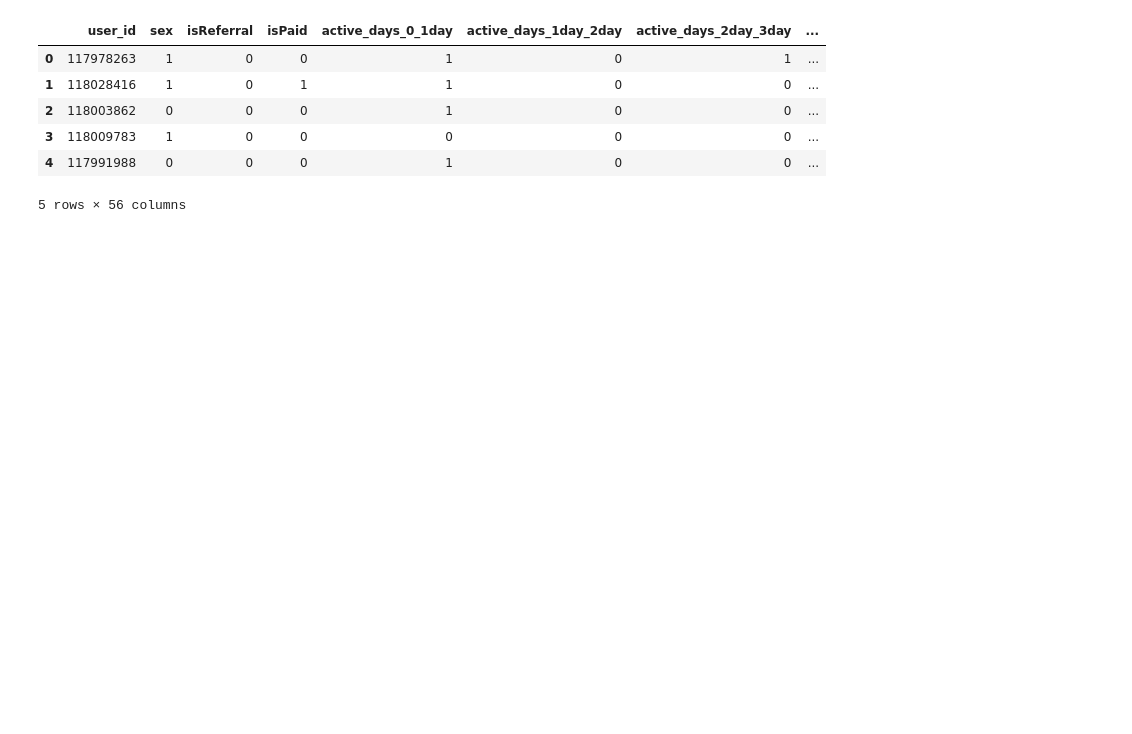
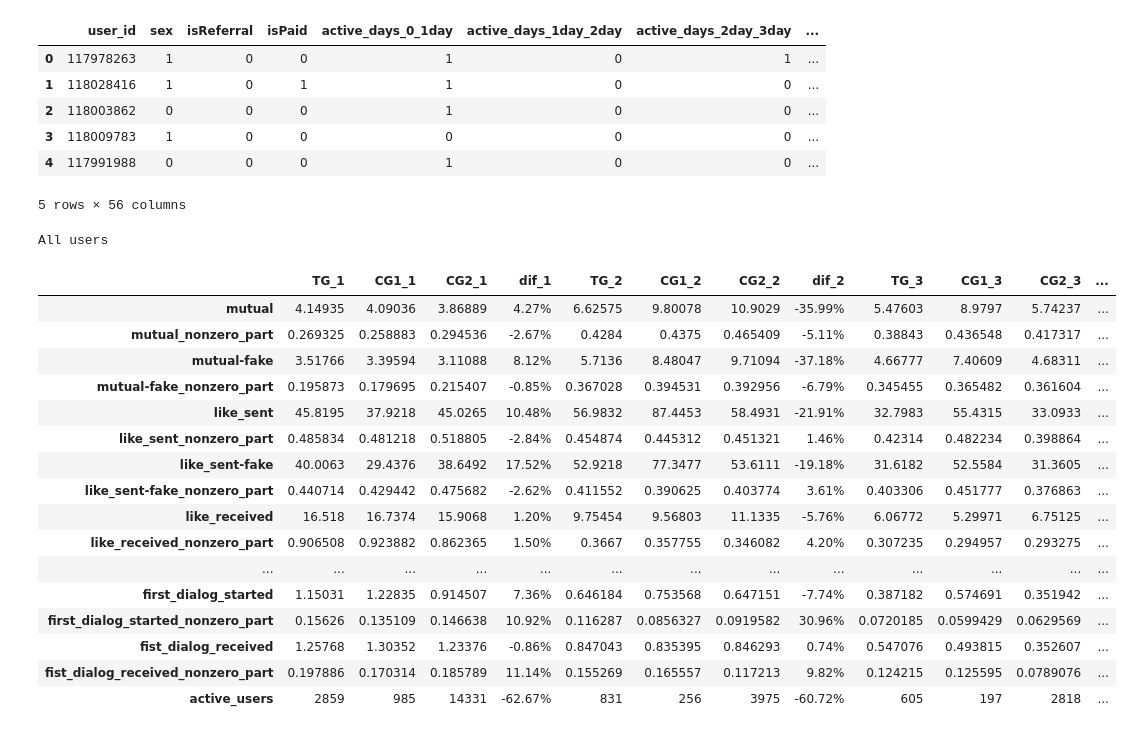
Before and after one commit to finegrip/TopfaceAnalytics, a Jupyter notebook: Multirun_SuggestUsersForChat_run1/Multirun_SuggestUsersForChat_run1.ipynb, the cells around one changed output. Cells and saved outputs as stored; diff of their text form; code cells hidden in the pictures; blank space fills up the shorter version.

Commit message:
Multirun_SuggestUsersForChat_run1

```diff
--- a/Multirun_SuggestUsersForChat_run1/Multirun_SuggestUsersForChat_run1.ipynb
+++ b/Multirun_SuggestUsersForChat_run1/Multirun_SuggestUsersForChat_run1.ipynb
@@ -88,14 +146,21 @@ def summary_statistics(period):
     cm = sns.light_palette("yellow", as_cmap=True)
     return (m.fillna(0))
 # %%
-m1 = summary_statistics('_0_1day')
-m2 = summary_statistics('_1day_2day')
-m3 = summary_statistics('_2day_3day')
+def make_table(summary_statistics, norm):
+    m1 = summary_statistics('_0_1day')
+    m2 = summary_statistics('_1day_2day')
+    m3 = summary_statistics('_2day_3day')
 
-m = pd.concat([m1,m2,m3], axis = 1)
-m.columns = ['TG_1', 'CG1_1', 'CG2_1', 'dif_1',
-             'TG_2', 'CG1_2', 'CG2_2', 'dif_2',
-             'TG_3', 'CG1_3', 'CG2_3', 'dif_3']
-cm = sns.light_palette("yellow", as_cmap=True)
-m.fillna(0).style.format({'dif_1': '{:.2%}', 'dif_2': '{:.2%}',
-                'dif_3': '{:.2%}'}).background_gradient(subset=['dif_1', 'dif_2', 'dif_3'], cmap=cm).to_excel(writer, "Main")
+    m = pd.concat([m1,m2,m3], axis = 1)
+    m.columns = ['TG_1'+ norm,  'CG1_1'+ norm,  'CG2_1'+ norm,  'dif_1'+ norm,
+                 'TG_2'+ norm,  'CG1_2'+ norm,  'CG2_2'+ norm,  'dif_2'+ norm,
+                 'TG_3'+ norm,  'CG1_3'+ norm,  'CG2_3'+ norm,  'dif_3'+ norm]
+    cm = sns.light_palette("yellow", as_cmap=True)
+
+    k=1
+    global j
+    k+= j
+    globals()['j'] = j + 4 + m.count(axis = 0)[0]
+
+    m.fillna(0).style.format({'dif_1'+ norm: '{:.2%}', 'dif_2'+ norm: '{:.2%}',
+                    'dif_3'+ norm: '{:.2%}'}).background_gradient(subset=['dif_1'+ norm, 'dif_2'+ norm, 'dif_3'+ norm], cmap=cm).to_excel(writer, "Main", startrow = k)
@@ -102,2 +178,24 @@ m.fillna(0).style.format({'dif_1': '{:.2%}', 'dif_2': '{:.2%}',
 # %%
 writer.save()
+# %%
+m.fillna(0).style.format({'dif_1': '{:.2%}', 'dif_2': '{:.2%}',
+                    'dif_3': '{:.2%}'}).background_gradient(subset=['dif_1', 'dif_2', 'dif_3'], cmap=cm).set_caption('All users')
+# %% [output]
+All users
+|  | TG_1 | CG1_1 | CG2_1 | dif_1 | TG_2 | CG1_2 | CG2_2 | dif_2 | TG_3 | CG1_3 | CG2_3 | ... |
+| mutual | 4.14935 | 4.09036 | 3.86889 | 4.27% | 6.62575 | 9.80078 | 10.9029 | -35.99% | 5.47603 | 8.9797 | 5.74237 | ... |
+| mutual_nonzero_part | 0.269325 | 0.258883 | 0.294536 | -2.67% | 0.4284 | 0.4375 | 0.465409 | -5.11% | 0.38843 | 0.436548 | 0.417317 | ... |
+| mutual-fake | 3.51766 | 3.39594 | 3.11088 | 8.12% | 5.7136 | 8.48047 | 9.71094 | -37.18% | 4.66777 | 7.40609 | 4.68311 | ... |
+| mutual-fake_nonzero_part | 0.195873 | 0.179695 | 0.215407 | -0.85% | 0.367028 | 0.394531 | 0.392956 | -6.79% | 0.345455 | 0.365482 | 0.361604 | ... |
+| like_sent | 45.8195 | 37.9218 | 45.0265 | 10.48% | 56.9832 | 87.4453 | 58.4931 | -21.91% | 32.7983 | 55.4315 | 33.0933 | ... |
+| like_sent_nonzero_part | 0.485834 | 0.481218 | 0.518805 | -2.84% | 0.454874 | 0.445312 | 0.451321 | 1.46% | 0.42314 | 0.482234 | 0.398864 | ... |
+| like_sent-fake | 40.0063 | 29.4376 | 38.6492 | 17.52% | 52.9218 | 77.3477 | 53.6111 | -19.18% | 31.6182 | 52.5584 | 31.3605 | ... |
+| like_sent-fake_nonzero_part | 0.440714 | 0.429442 | 0.475682 | -2.62% | 0.411552 | 0.390625 | 0.403774 | 3.61% | 0.403306 | 0.451777 | 0.376863 | ... |
+| like_received | 16.518 | 16.7374 | 15.9068 | 1.20% | 9.75454 | 9.56803 | 11.1335 | -5.76% | 6.06772 | 5.29971 | 6.75125 | ... |
+| like_received_nonzero_part | 0.906508 | 0.923882 | 0.862365 | 1.50% | 0.3667 | 0.357755 | 0.346082 | 4.20% | 0.307235 | 0.294957 | 0.293275 | ... |
+| ... | ... | ... | ... | ... | ... | ... | ... | ... | ... | ... | ... | ... |
+| first_dialog_started | 1.15031 | 1.22835 | 0.914507 | 7.36% | 0.646184 | 0.753568 | 0.647151 | -7.74% | 0.387182 | 0.574691 | 0.351942 | ... |
+| first_dialog_started_nonzero_part | 0.15626 | 0.135109 | 0.146638 | 10.92% | 0.116287 | 0.0856327 | 0.0919582 | 30.96% | 0.0720185 | 0.0599429 | 0.0629569 | ... |
+| fist_dialog_received | 1.25768 | 1.30352 | 1.23376 | -0.86% | 0.847043 | 0.835395 | 0.846293 | 0.74% | 0.547076 | 0.493815 | 0.352607 | ... |
+| fist_dialog_received_nonzero_part | 0.197886 | 0.170314 | 0.185789 | 11.14% | 0.155269 | 0.165557 | 0.117213 | 9.82% | 0.124215 | 0.125595 | 0.0789076 | ... |
+| active_users | 2859 | 985 | 14331 | -62.67% | 831 | 256 | 3975 | -60.72% | 605 | 197 | 2818 | ... |
```
Also changed, not shown: parts of 14 cells of this notebook, 2 other files.
